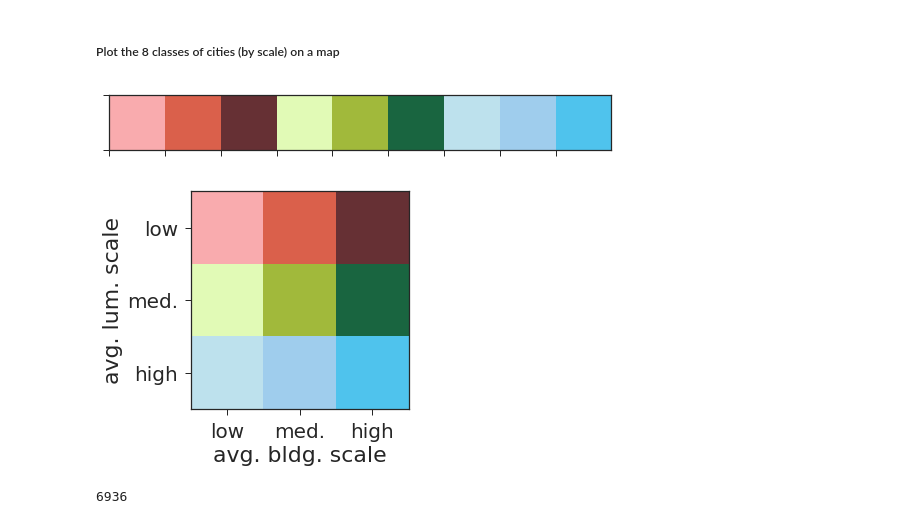
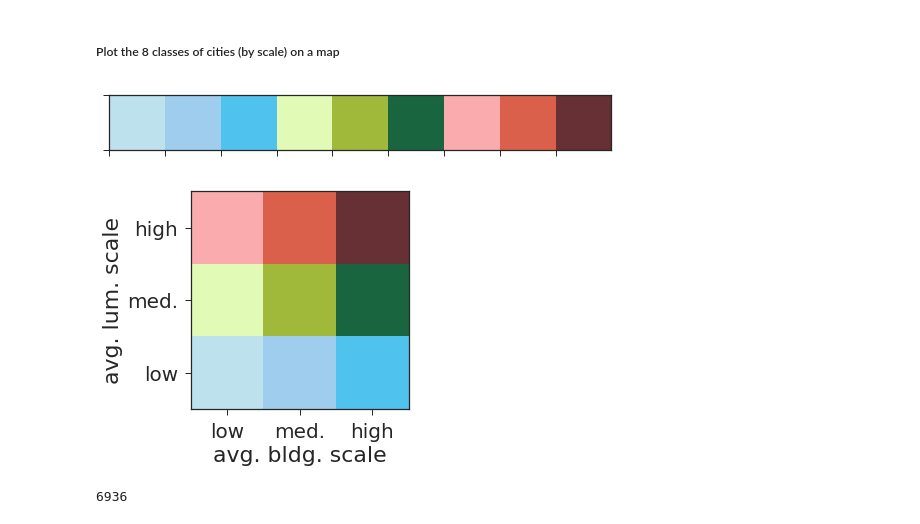
Before and after one commit to adrianalbert/urbanization-patterns, a Jupyter notebook: experiments/Lighting benchmarking analysis & paper figures.ipynb, the cells around one changed output. Drawn from its saved outputs; the diff is of its cells as text; code cells hidden in the pictures.

Commit message:
updated figure 2 for paper

```diff
--- a/experiments/Lighting benchmarking analysis & paper figures.ipynb
+++ b/experiments/Lighting benchmarking analysis & paper figures.ipynb
@@ -410,9 +429,9 @@ import matplotlib
 
 # define a custom color palette
 my_colors = [
- (249, 171, 174),
- (218, 96, 75),
- (102, 48, 52),
+ (189, 225, 237),
+ (159, 205, 237),
+ (79, 195, 237),
  # (179, 99, 149),
  # (215, 187, 208),
  # (218, 198, 199),
@@ -420,9 +439,9 @@ my_colors = [
  (161, 185, 59),
  # (214, 227, 140),
  (25, 101, 64),
- (189, 225, 237),
- (159, 205, 237),
- (79, 195, 237),
+ (249, 171, 174),
+ (218, 96, 75),
+ (102, 48, 52),
 #  (60, 60, 60),
 #  (214, 227, 140),
 #  (135, 100, 83),
@@ -435,18 +454,18 @@ cmap_scale = matplotlib.colors.ListedColormap(my_colors)
 
 sns.palplot(sns.color_palette(my_colors))
 # %% [output]
-[figure, old version]
+[figure, new version]
 # %%
 fig, ax = plt.subplots()
-ax.imshow(np.arange(0, 9).reshape((3,3)), cmap=cmap_scale)
+ax.imshow(np.flip(np.arange(0, 9).reshape((3,3)),0), cmap=cmap_scale)
 ax.set_xlabel("avg. bldg. scale")
 ax.set_ylabel("avg. lum. scale")
 ax.set_xticks(range(3)); ax.set_xticklabels(["low", "med.", "high"])
-ax.set_yticks(range(3)); ax.set_yticklabels(["low", "med.", "high"])
+ax.set_yticks(range(3)); ax.set_yticklabels(["high", "med.", "low"])
 plt.savefig('../figures/colormap_scales.svg',
             format='svg', dpi=1200, bbox_inches='tight')
 # %% [output]
-[figure, old version]
+[figure, new version]
 # %%
 def plot_map(gdf, column="lum", title="", cmap=None, add_colorbar=True):
     sns.set_context("notebook", font_scale=2)
```
Also changed, not shown: parts of 4 cells of this notebook, 2 other files.
